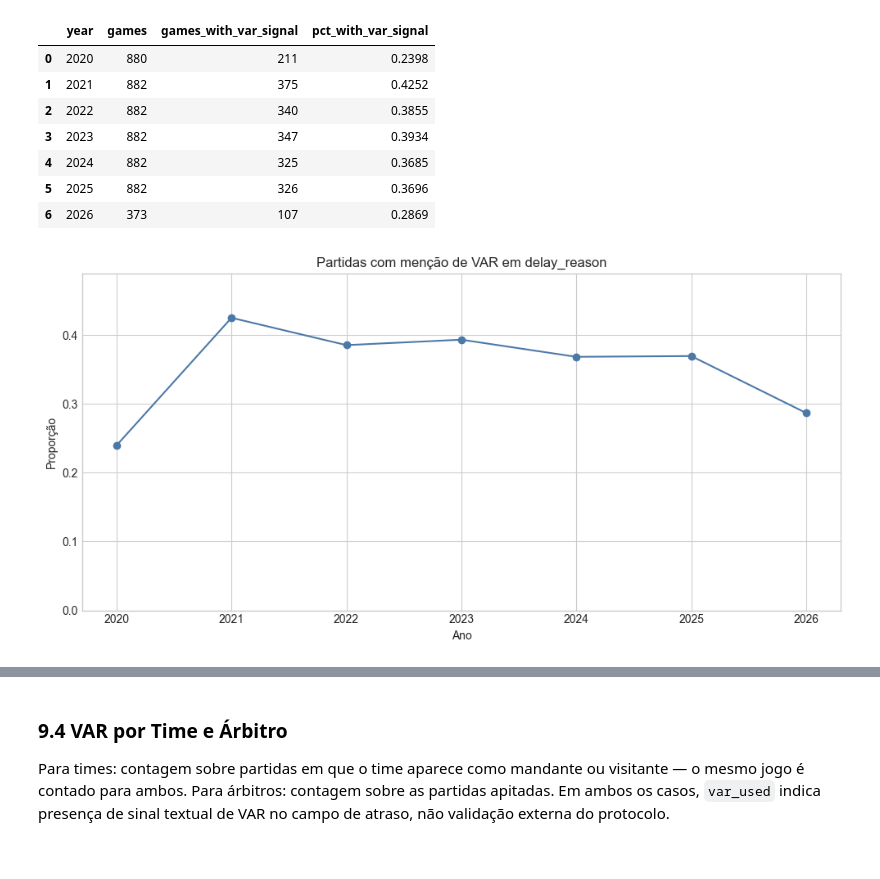
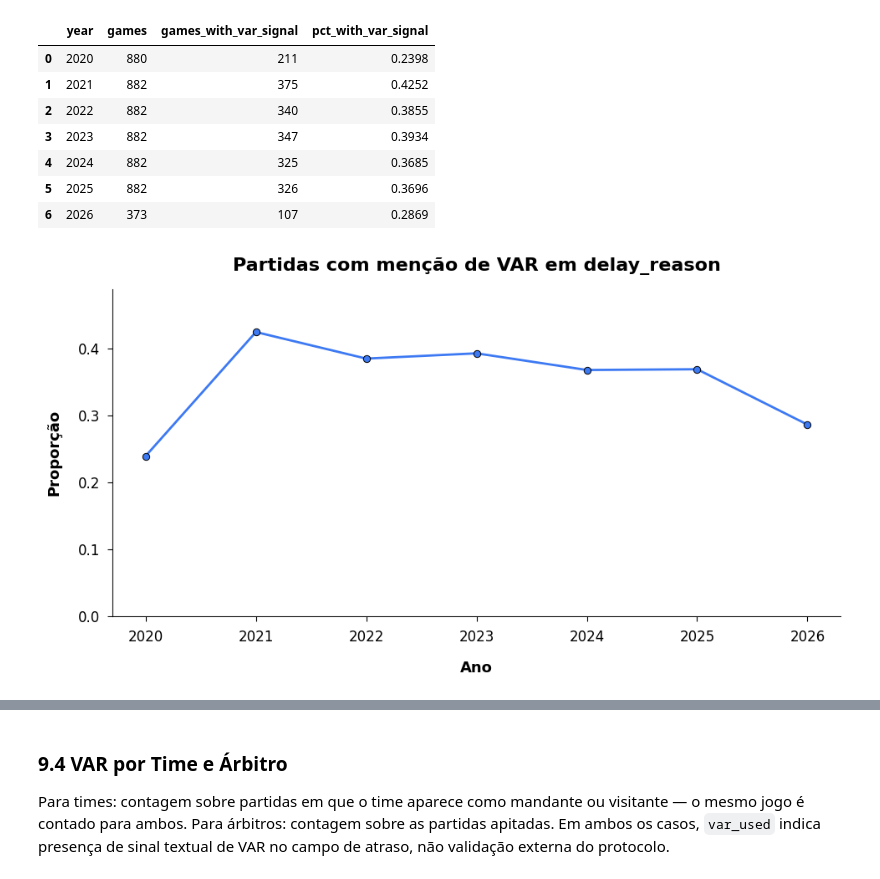
Before and after one commit to gcarbs1/cbf-match-report-analysis, a Jupyter notebook: notebooks/2-semantic_card_reasons_embeddings.ipynb, the cells around one changed output, grey strips where cells are left out. Drawn from its saved outputs; the diff is of its cells as text; code cells hidden in the pictures.

```diff
--- a/notebooks/2-semantic_card_reasons_embeddings.ipynb
+++ b/notebooks/2-semantic_card_reasons_embeddings.ipynb
@@ -896,19 +969,25 @@ manual_outlier_labels["context"] = manual_outlier_labels["group"].map(group_cont
 valid_groups = set(manual_taxonomy["group"])
 cluster_topics = set(int(t) for t in card_text_counts["bertopic_topic"].unique() if int(t) != -1)
 outlier_texts = set(card_text_counts.loc[card_text_counts["bertopic_topic"].eq(-1), "text_for_embedding"])
+existing_outlier_texts = set(manual_outlier_labels["text"])
 
 missing_clusters = cluster_topics - set(manual_cluster_labels["cluster"].astype(int))
-missing_outliers = outlier_texts - set(manual_outlier_labels["text"])
+missing_outlier_texts = sorted(outlier_texts - existing_outlier_texts)
 invalid_cluster_groups = set(manual_cluster_labels["group"]) - valid_groups
 invalid_outlier_groups = set(manual_outlier_labels["group"]) - valid_groups
 
-if missing_clusters or missing_outliers or invalid_cluster_groups or invalid_outlier_groups:
+if missing_clusters or invalid_cluster_groups or invalid_outlier_groups:
     raise ValueError({
         "missing_clusters": sorted(missing_clusters),
-        "missing_outliers": len(missing_outliers),
+        "missing_outliers": len(missing_outlier_texts),
         "invalid_cluster_groups": sorted(invalid_cluster_groups),
         "invalid_outlier_groups": sorted(invalid_outlier_groups),
     })
 
-manual_taxonomy
+pd.Series({
+    "manual_groups": len(manual_taxonomy),
+    "manual_clusters": len(manual_cluster_labels),
+    "manual_outliers": len(manual_outlier_labels),
+    "new_outliers_to_auto_label": len(missing_outlier_texts),
+})
 # %% [output]
@@ -1575,17 +1678,24 @@ delay_var_by_year
 | 5 | 2025 | 882 | 326 | 0.3696 |
 | 6 | 2026 | 373 | 107 | 0.2869 |
 # %%
-fig, ax = plt.subplots(figsize=(10, 5))
-ax.plot(delay_var_by_year["year"], delay_var_by_year["pct_with_var_signal"], marker="o", color="#4C78A8")
-ax.set_title("Partidas com menção de VAR em delay_reason")
-ax.set_xlabel("Ano")
-ax.set_ylabel("Proporção")
+fig, ax = plt.subplots(figsize=(10, 5.5))
+ax.plot(
+    delay_var_by_year["year"],
+    delay_var_by_year["pct_with_var_signal"],
+    marker="o",
+    color=PLOT_BLUE,
+    markerfacecolor=PLOT_BLUE,
+    markeredgecolor="black",
+    markeredgewidth=0.7,
+)
+style_axis(ax, "Partidas com menção de VAR em delay_reason", "Ano", "Proporção")
+style_lines(ax)
 ax.set_ylim(0, max(0.05, delay_var_by_year["pct_with_var_signal"].max() * 1.15))
-plt.tight_layout()
+plt.tight_layout(pad=1.5)
 save_plot(fig, "var_mentions_by_year.png")
 plt.show()
 # %% [output]
-[figure, old version]
+[figure, new version]
 # %%
 var_examples = (
     delays[delays["var_used"]]
```
Also changed, not shown: parts of 30 cells of this notebook, 13 other files.
